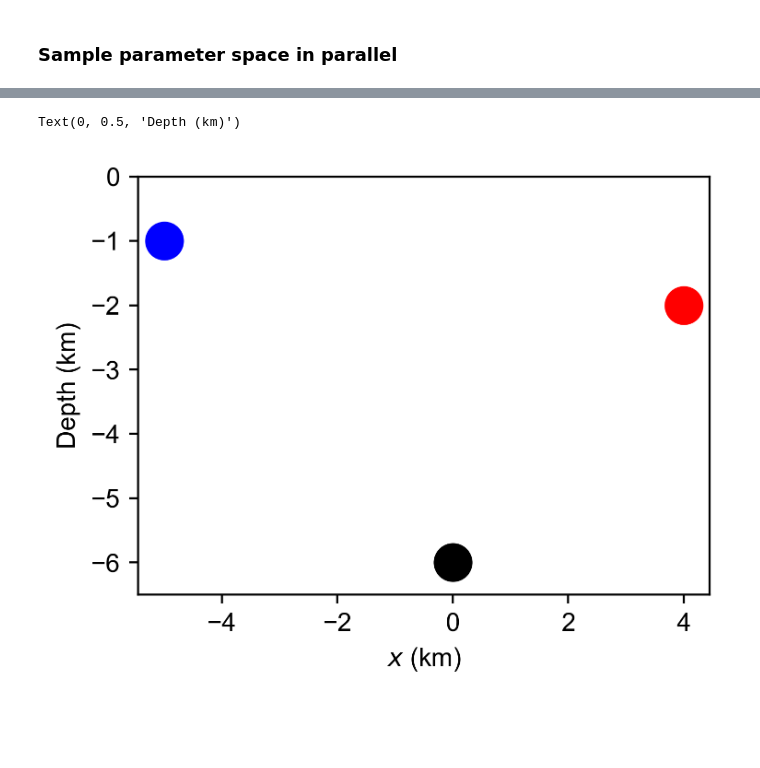
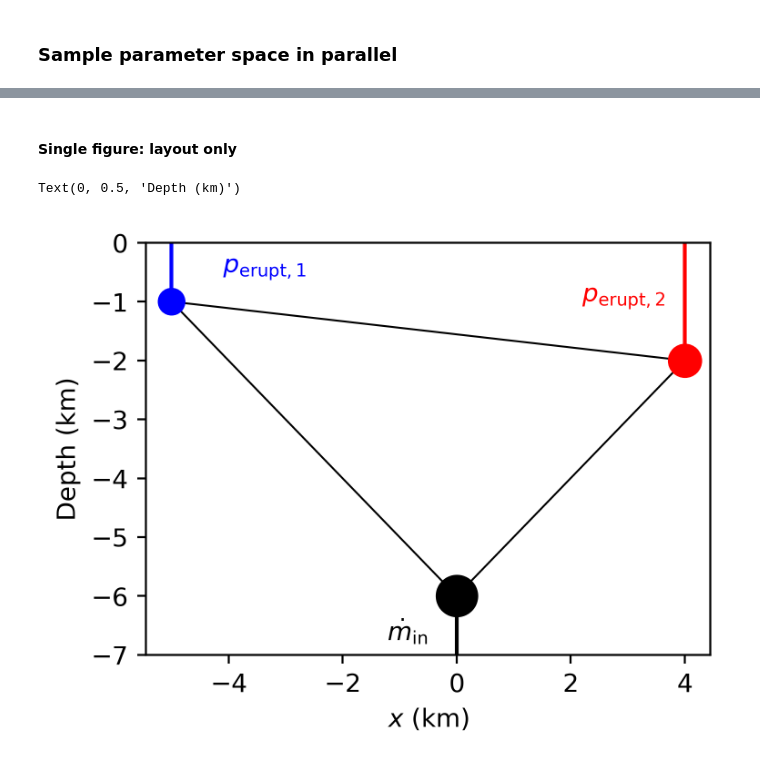
Before and after one commit to fredriclam/magma-network, a Jupyter notebook: fig_V_prod.ipynb, the cells around one changed output, grey strips where cells are left out. Cells and saved outputs as stored; diff of their text form; code cells hidden in the pictures; blank space fills up the shorter version.

```diff
--- a/fig_V_prod.ipynb
+++ b/fig_V_prod.ipynb
@@ -148,11 +257,34 @@ Plots of eruption rates by chamber:
+# %% [markdown]
+#### Single figure: layout only
 # %%
 plt.figure(figsize=(4,3), dpi=400)
-plt.scatter(x_nodes[0]/1e3, z_nodes[0]/1e3, c='k', s=200)
-plt.scatter(x_nodes[1]/1e3, z_nodes[1]/1e3, c='b', s=200)
-plt.scatter(x_nodes[2]/1e3, z_nodes[2]/1e3, c='r', s=200)
-plt.ylim(-6.5, 0)
+
+node_sizes = (V_nodes / V_nodes.max())**(1.0/3.0) * 250
+
+plt.scatter(x_nodes[0]/1e3, z_nodes[0]/1e3, c='k', s=node_sizes[0])
+plt.scatter(x_nodes[1]/1e3, z_nodes[1]/1e3, c='b', s=node_sizes[1])
+plt.scatter(x_nodes[2]/1e3, z_nodes[2]/1e3, c='r', s=node_sizes[2])
+
+plt.plot([x_nodes[1]/1e3, x_nodes[1]/1e3],
+         [z_nodes[1]/1e3, 0.0], 'b')
+plt.plot([x_nodes[2]/1e3, x_nodes[2]/1e3],
+         [z_nodes[2]/1e3, 0.0], 'r')
+plt.plot([x_nodes[0]/1e3, x_nodes[0]/1e3],
+         [-7, z_nodes[0]/1e3], 'k')
+
+plt.plot([x_nodes[0]/1e3, x_nodes[1]/1e3],
+         [z_nodes[0]/1e3, z_nodes[1]/1e3], 'k', zorder=-1, linewidth=0.75)
+plt.plot([x_nodes[0]/1e3, x_nodes[2]/1e3],
+         [z_nodes[0]/1e3, z_nodes[2]/1e3], 'k', zorder=-1, linewidth=0.75)
+plt.plot([x_nodes[2]/1e3, x_nodes[1]/1e3],
+         [z_nodes[2]/1e3, z_nodes[1]/1e3], 'k', zorder=-1, linewidth=0.75)
+
+plt.text(-1.22, -6.75, "$\dot{m}_\mathrm{in}$", color='k')
+plt.text(-4.1, -0.5, "$p_{\mathrm{erupt},1}$", color='b')
+plt.text(2.2, -1.0, "$p_{\mathrm{erupt},2}$", color='r')
+plt.ylim(-7.0, 0)
 plt.xlabel("$x$ (km)")
 plt.ylabel("Depth (km)")
 # %% [output]
 Text(0, 0.5, 'Depth (km)')
-[figure, old version]
+[figure, new version]
```
Also changed, not shown: parts of 29 cells of this notebook.
